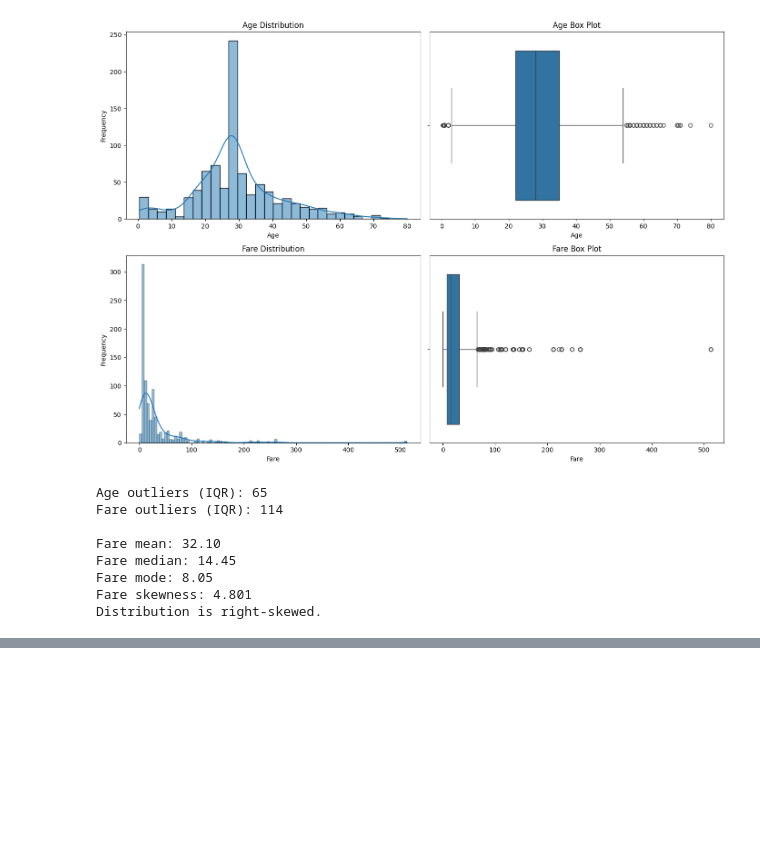
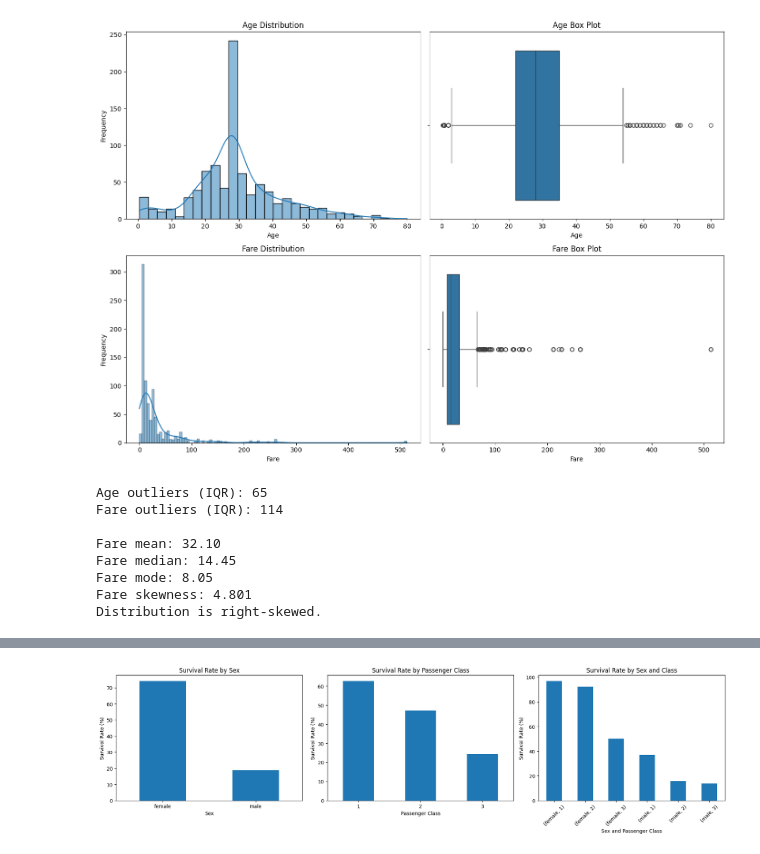
Before and after one commit to Jayanth05XD/Capstone_Project, a Jupyter notebook: analytics/01_eda.ipynb, the cells around one changed output, grey strips where cells are left out. Cells and saved outputs as stored; diff of their text form; code cells hidden in the pictures; blank space fills up the shorter version.

```diff
--- a/analytics/01_eda.ipynb
+++ b/analytics/01_eda.ipynb
@@ -213,0 +235,38 @@ plt.show()
+# %%
+fig, axes = plt.subplots(1, 3, figsize=(18, 5))
+
+# Survival by sex
+surv_sex.plot(
+    kind="bar",
+    ax=axes[0]
+)
+axes[0].set_title("Survival Rate by Sex")
+axes[0].set_xlabel("Sex")
+axes[0].set_ylabel("Survival Rate (%)")
+axes[0].tick_params(axis="x", rotation=0)
+
+# Survival by passenger class
+surv_pclass.plot(
+    kind="bar",
+    ax=axes[1]
+)
+axes[1].set_title("Survival Rate by Passenger Class")
+axes[1].set_xlabel("Passenger Class")
+axes[1].set_ylabel("Survival Rate (%)")
+axes[1].tick_params(axis="x", rotation=0)
+
+# Survival by sex and passenger class
+surv_sex_pclass.plot(
+    kind="bar",
+    ax=axes[2]
+)
+axes[2].set_title("Survival Rate by Sex and Class")
+axes[2].set_xlabel("Sex and Passenger Class")
+axes[2].set_ylabel("Survival Rate (%)")
+axes[2].tick_params(axis="x", rotation=45)
+
+plt.tight_layout()
+plt.savefig("survival_rate_charts.png", dpi=150)
+plt.show()
+# %% [output]
+[figure, added]
```
Also changed, not shown: parts of 5 cells of this notebook, 1 other file.
